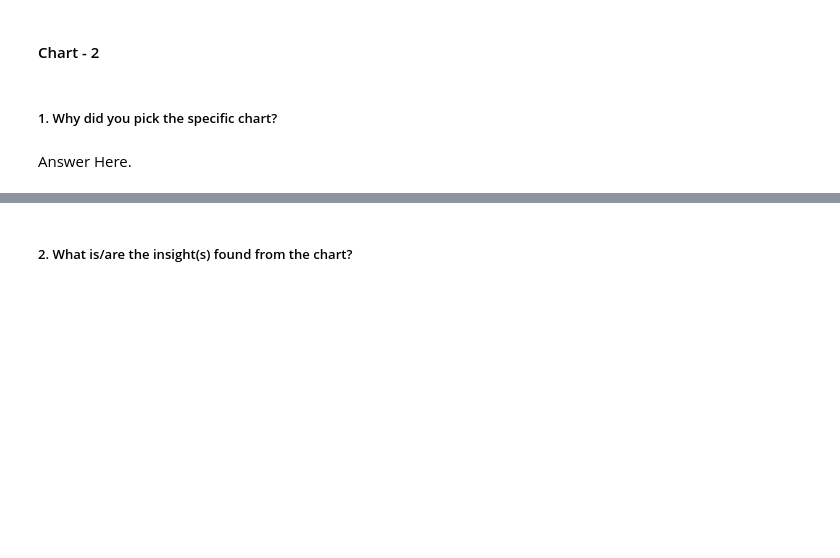
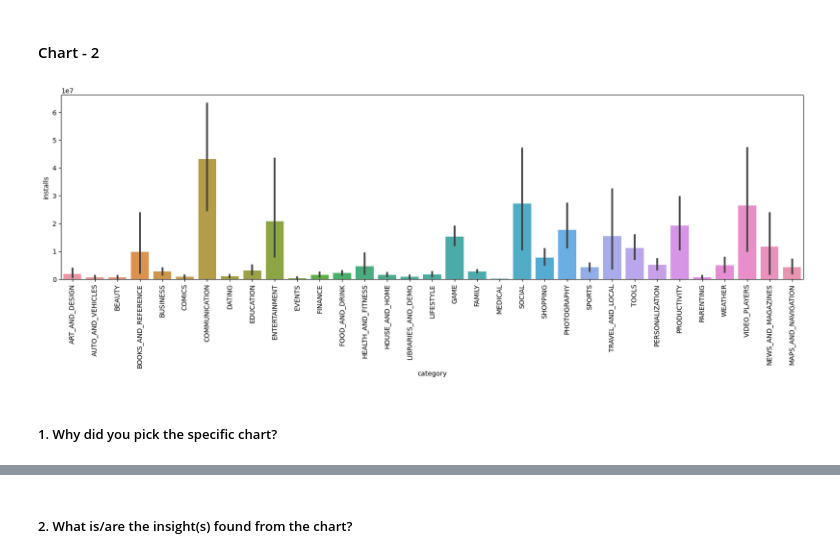
Before and after one commit to abhishek-kakde/EDA_capstone_playstore_review, a Jupyter notebook: Playstore_Apps_Review_Analysis_EDA.ipynb, the cells around one changed output, grey strips where cells are left out. Drawn from its saved outputs; the diff is of its cells as text; code cells hidden in the pictures; blank space fills up the shorter version.

```diff
--- a/Playstore_Apps_Review_Analysis_EDA.ipynb
+++ b/Playstore_Apps_Review_Analysis_EDA.ipynb
@@ -635,4 +652,9 @@ Answer Here
+# %%
+# Chart - 2 visualization code
+fig, ax = plt.subplots(figsize=(20,5))
+sns.barplot(x='category', y='installs', data=df,ax=ax);
+plt.xticks(rotation=90);
+# %% [output]
+[figure, added]
 # %% [markdown]
 ##### 1. Why did you pick the specific chart?
-# %% [markdown]
-Answer Here.
```
Also changed, not shown: parts of 12 cells of this notebook.
